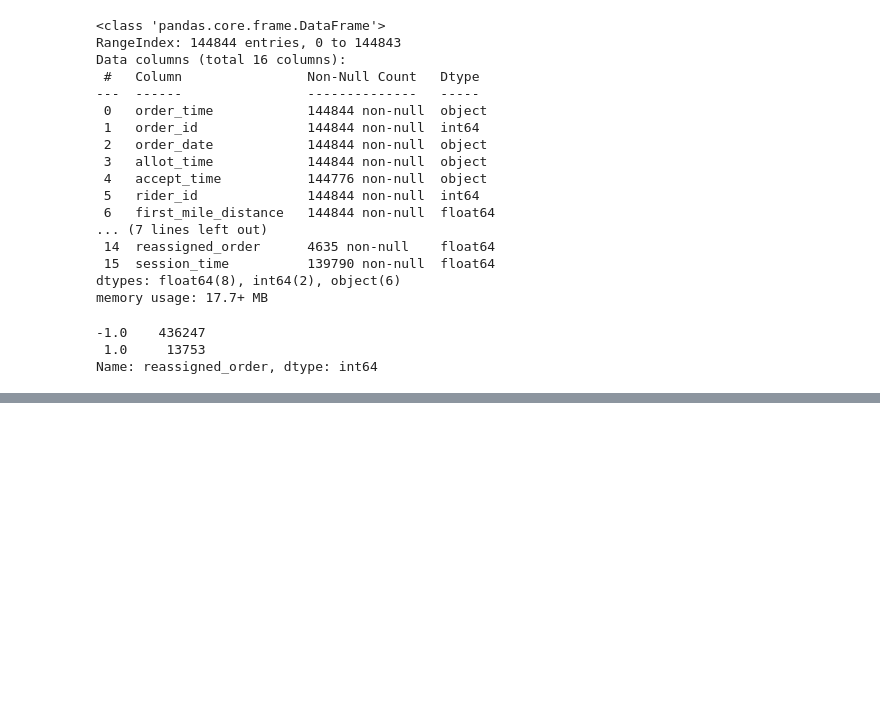
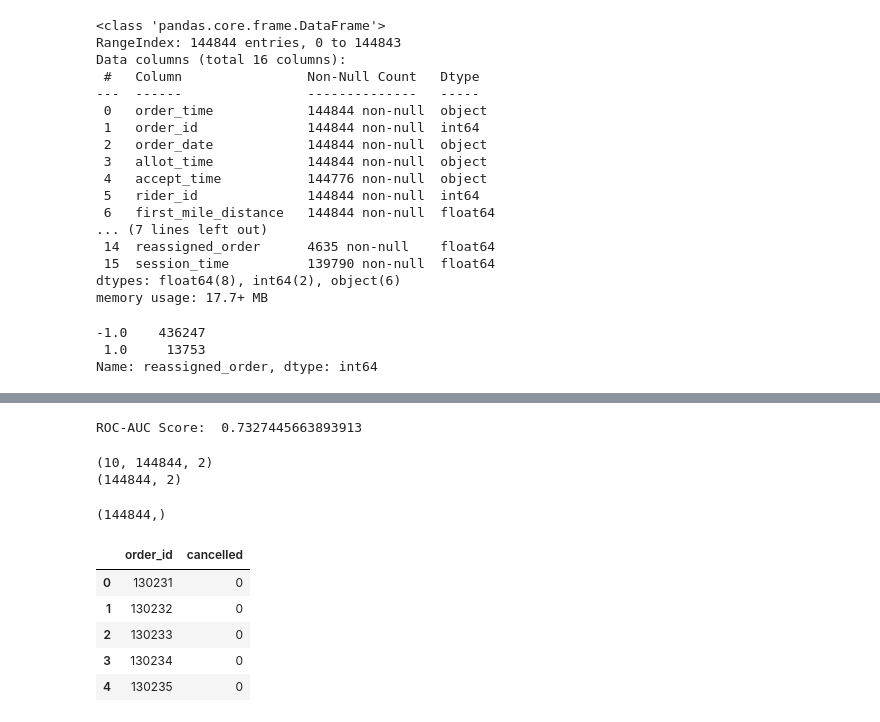
Before and after one commit to aryanpandey/Cascade-Cup-2022, a Jupyter notebook: Cascade_Cup_Aryan.ipynb, the cells around one changed output, grey strips where cells are left out. Cells and saved outputs as stored; diff of their text form; code cells hidden in the pictures; blank space fills up the shorter version.

```diff
--- a/Cascade_Cup_Aryan.ipynb
+++ b/Cascade_Cup_Aryan.ipynb
@@ -182,7 +182,7 @@ def parallelize_dataframe(df, func, n_cores = 10):
 train = parallelize_dataframe(train, apply_func)
 test = parallelize_dataframe(test, apply_func)
 # %%
-more_drop = ['order_time', 'order_id', 'order_date', 'allot_time',
+more_drop = ['order_time', 'order_date', 'allot_time',
              'accept_time', 'rider_id']
 
 train.drop(more_drop, axis = 1, inplace = True)
@@ -210,7 +210,7 @@ train['reassigned_order'].value_counts()
  1.0     13753
 Name: reassigned_order, dtype: int64
 # %%
-X_data = train.drop('cancelled', axis = 1)
+X_data = train.drop(['cancelled', 'order_id'], axis = 1)
 y_data = train['cancelled']
 
 kfold = StratifiedKFold(random_state = 10, n_splits = 10, shuffle = True)
@@ -231,7 +231,7 @@ for Train, Test in splits:
             eval_metric = 'logloss', verbose = True)
     pred = xgb.predict(X_Val)
 
-    roc_scores = roc_auc_score(pred, Y_Val)
+    roc_scores.append(roc_auc_score(pred, Y_Val))
     Models.append(xgb)
 # %% [output]
 [0]     validation_0-logloss:0.66429    validation_1-logloss:0.66462
@@ -271,2 +339,30 @@ for Train, Test in splits:
 # %%
 print("ROC-AUC Score: ", np.mean(roc_scores))
+# %% [output]
+ROC-AUC Score:  0.7327445663893913
+# %%
+pred = []
+for model in Models:
+    pred.append(model.predict_proba(test.drop(['order_id'], axis = 1)))
+
+print(np.array(pred).shape)
+print(np.mean(pred, axis = 0).shape)
+pred = np.argmax(np.mean(pred, axis = 0), axis = 1)
+# %% [output]
+(10, 144844, 2)
+(144844, 2)
+# %%
+pred.shape
+# %% [output]
+(144844,)
+# %%
+pred_file = {'order_id': test['order_id'], 'cancelled': pred}
+pred_file = pd.DataFrame(pred_file)
+pred_file.head()
+# %% [output]
+|  | order_id | cancelled |
+| 0 | 130231 | 0 |
+| 1 | 130232 | 0 |
+| 2 | 130233 | 0 |
+| 3 | 130234 | 0 |
+| 4 | 130235 | 0 |
```
Also changed, not shown: parts of 2 cells of this notebook.
